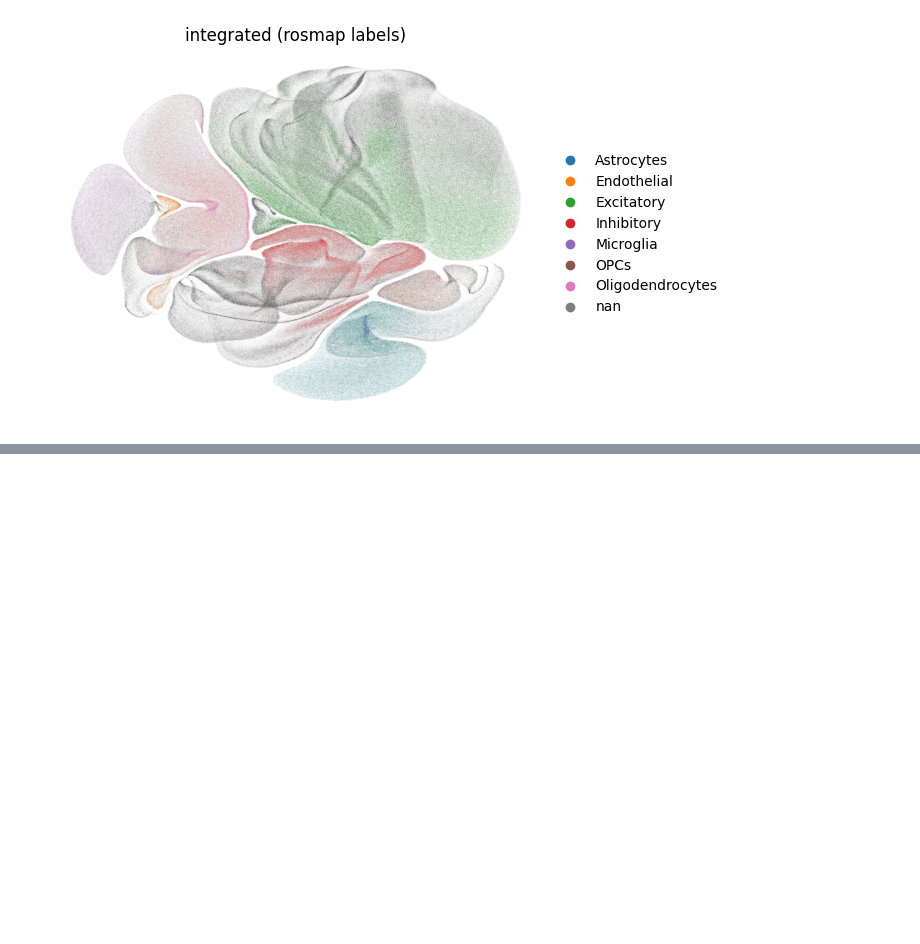
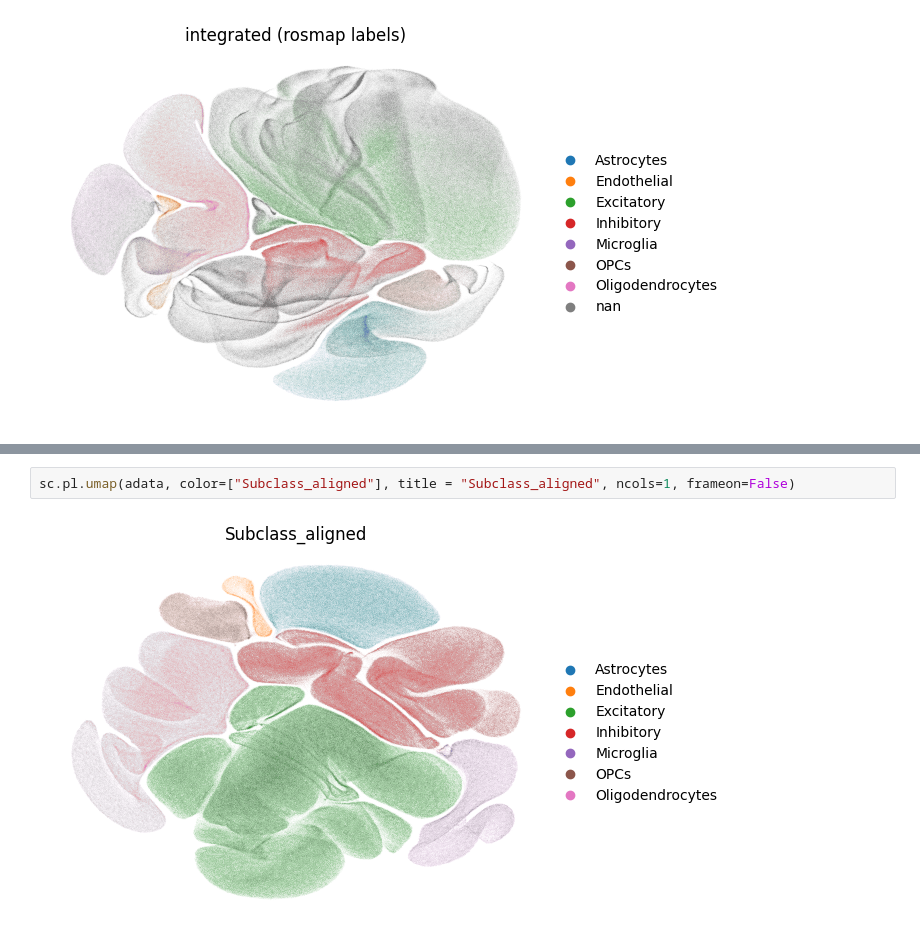
Before and after one commit to zzheng18/microglia, a Jupyter notebook: integration/results.ipynb, the cells around one changed output, grey strips where cells are left out. Saved outputs shown, nothing was run; the diff lists cells and outputs as text; blank space fills up the shorter version.

```diff
--- a/integration/results.ipynb
+++ b/integration/results.ipynb
@@ -147,0 +195,4 @@ sc.pl.umap(adata, color=["subset"], title = "integrated (rosmap labels)", ncols=
+# %%
+sc.pl.umap(adata, color=["Subclass_aligned"], title = "Subclass_aligned", ncols=1, frameon=False)
+# %% [output]
+[figure, added]
```
Also changed, not shown: parts of 11 cells of this notebook, 32 other files.
